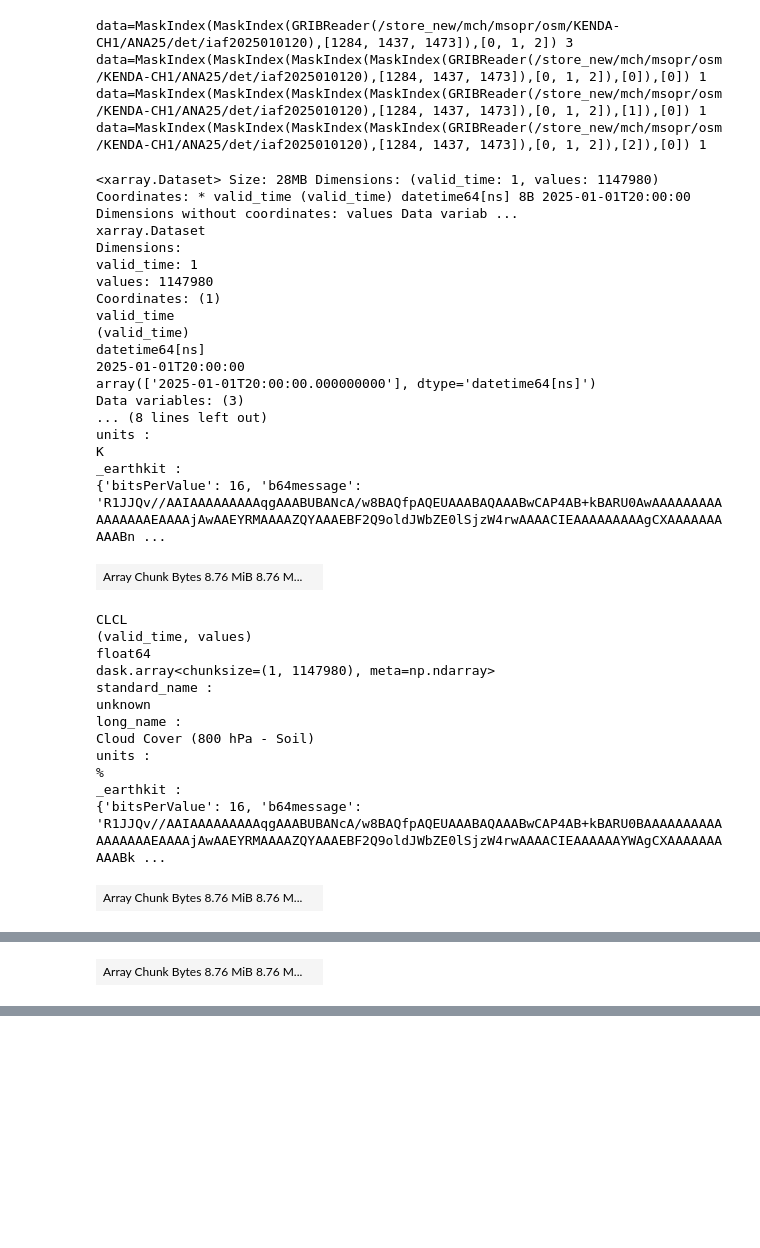
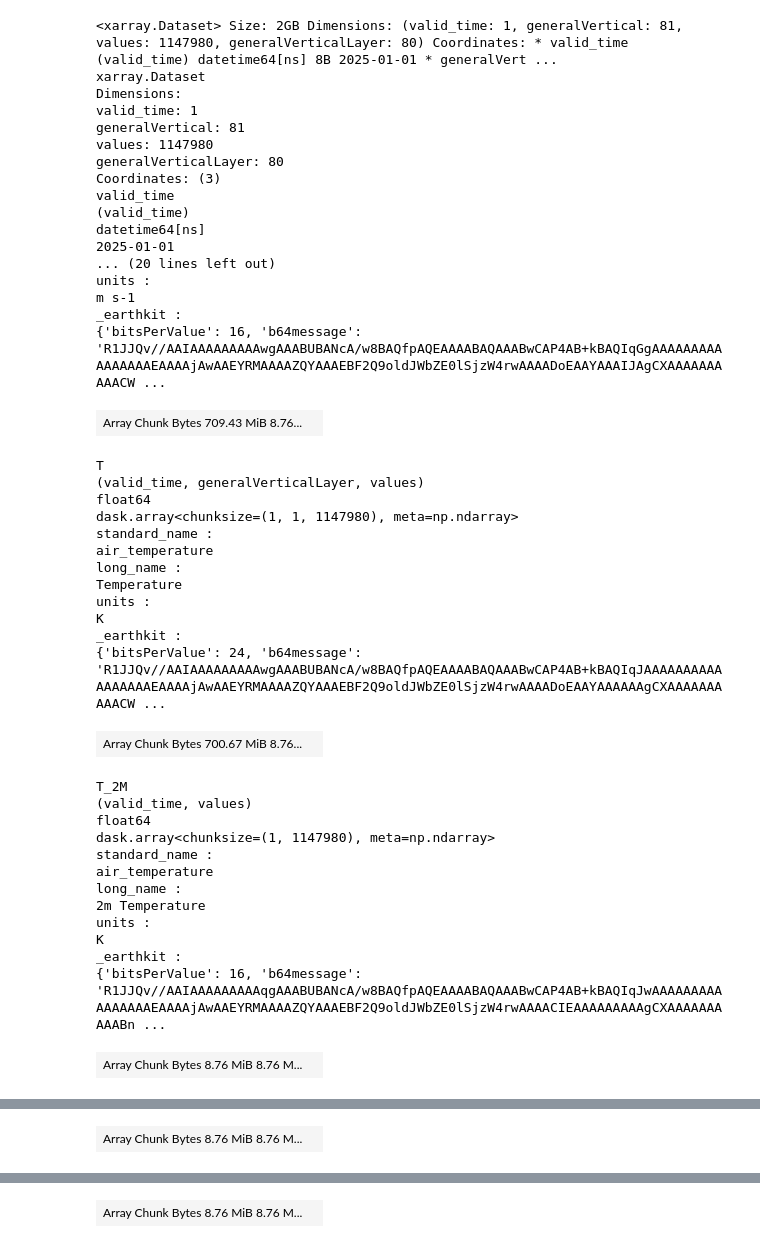
Before and after one commit to MeteoSwiss/icon-ch-vzarr, a Jupyter notebook: examples/virtualize_kendach1.ipynb, the cells around one changed output, grey strips where cells are left out. Drawn from its saved outputs; the diff is of its cells as text; code cells hidden in the pictures; blank space fills up the shorter version.

```diff
--- a/examples/virtualize_kendach1.ipynb
+++ b/examples/virtualize_kendach1.ipynb
@@ -19,9 +24,6 @@ from icon_ch_vzarr.parsers import DEFAULT_PROFILE
 # %%
-# FILTERS = {"shortName": ["T", "T_2M","W","CLCL","TOT_PREC"]}
-FILTERS = {"shortName": ["T_2M","CLCL","TOT_PREC"]}
-
-FILENAME = "/store_new/mch/msopr/osm/KENDA-CH1/ANA25/det/"
-files = sorted(Path(FILENAME).glob("iaf202501012*"))
+DATA_DIR = "/store_new/mch/msopr/osm/KENDA-CH1/ANA25/det/"
+files = sorted(Path(DATA_DIR).glob("iaf20250101*"))
 urls = [f"file://{file}" for file in files]
 
 print(f"Found {len(urls)} files")
@@ -49,44 +36,56 @@ Attributes:
 # %%
 store = LocalStore("/")
 registry = ObjectStoreRegistry({"file://": store})
+
+FILTERS = {"shortName": ["T", "T_2M","W","CLCL","TOT_PREC"]}
 parser = IconChParser(filter_keys=FILTERS)
 
+# TODO: remove print from /users/fzanetta/projects/icon-ch-vzarr/.venv/lib/python3.12/site-packages/earthkit/data/utils/batch.py:91
 manifest_store = parser(urls[0], registry)
 ds = xr.open_zarr(manifest_store, consolidated=False, decode_times=False, zarr_format=3)
 ds
 # %% [output]
-data=MaskIndex(MaskIndex(GRIBReader(/store_new/mch/msopr/osm/KENDA-CH1/ANA25/det/iaf2025010120),[1284, 1437, 1473]),[0, 1, 2]) 3
-data=MaskIndex(MaskIndex(MaskIndex(MaskIndex(GRIBReader(/store_new/mch/msopr/osm/KENDA-CH1/ANA25/det/iaf2025010120),[1284, 1437, 1473]),[0, 1, 2]),[0]),[0]) 1
-data=MaskIndex(MaskIndex(MaskIndex(MaskIndex(GRIBReader(/store_new/mch/msopr/osm/KENDA-CH1/ANA25/det/iaf2025010120),[1284, 1437, 1473]),[0, 1, 2]),[1]),[0]) 1
-data=MaskIndex(MaskIndex(MaskIndex(MaskIndex(GRIBReader(/store_new/mch/msopr/osm/KENDA-CH1/ANA25/det/iaf2025010120),[1284, 1437, 1473]),[0, 1, 2]),[2]),[0]) 1
+<xarray.Dataset> Size: 2GB Dimensions: (valid_time: 1, generalVertical: 81, values: 1147980, generalVerticalLayer: 80) Coordinates: * valid_time (valid_time) datetime64[ns] 8B 2025-01-01 * generalVert ...
+xarray.Dataset
+Dimensions:
+valid_time: 1
+generalVertical: 81
+values: 1147980
+generalVerticalLayer: 80
+Coordinates: (3)
+valid_time
+(valid_time)
+datetime64[ns]
+2025-01-01
+... (20 lines left out)
+units :
+m s-1
+_earthkit :
+{'bitsPerValue': 16, 'b64message': 'R1JJQv//AAIAAAAAAAAAwgAAABUBANcA/w8BAQfpAQEAAAABAQAAABwCAP4AB+kBAQIqGgAAAAAAAAAAAAAAAAEAAAAjAwAAEYRMAAAAZQYAAAEBF2Q9oldJWbZE0lSjzW4rwAAAADoEAAYAAAIJAgCXAAAAAAAAAACW ...
+| Array Chunk Bytes 709.43 MiB 8.76... |  |
-<xarray.Dataset> Size: 28MB Dimensions: (valid_time: 1, values: 1147980) Coordinates: * valid_time (valid_time) datetime64[ns] 8B 2025-01-01T20:00:00 Dimensions without coordinates: values Data variab ...
-xarray.Dataset
-Dimensions:
-valid_time: 1
-values: 1147980
-Coordinates: (1)
-valid_time
-(valid_time)
-datetime64[ns]
-2025-01-01T20:00:00
-array(['2025-01-01T20:00:00.000000000'], dtype='datetime64[ns]')
-Data variables: (3)
-... (8 lines left out)
+T
+(valid_time, generalVerticalLayer, values)
+float64
+dask.array<chunksize=(1, 1, 1147980), meta=np.ndarray>
+standard_name :
+air_temperature
+long_name :
+Temperature
 units :
 K
 _earthkit :
-{'bitsPerValue': 16, 'b64message': 'R1JJQv//AAIAAAAAAAAAqgAAABUBANcA/w8BAQfpAQEUAAABAQAAABwCAP4AB+kBARU0AwAAAAAAAAAAAAAAAAEAAAAjAwAAEYRMAAAAZQYAAAEBF2Q9oldJWbZE0lSjzW4rwAAAACIEAAAAAAAAAgCXAAAAAAAAAABn ...
+{'bitsPerValue': 24, 'b64message': 'R1JJQv//AAIAAAAAAAAAwgAAABUBANcA/w8BAQfpAQEAAAABAQAAABwCAP4AB+kBAQIqJAAAAAAAAAAAAAAAAAEAAAAjAwAAEYRMAAAAZQYAAAEBF2Q9oldJWbZE0lSjzW4rwAAAADoEAAYAAAAAAgCXAAAAAAAAAACW ...
-| Array Chunk Bytes 8.76 MiB 8.76 M... |  |
+| Array Chunk Bytes 700.67 MiB 8.76... |  |
-CLCL
+T_2M
 (valid_time, values)
 float64
 dask.array<chunksize=(1, 1147980), meta=np.ndarray>
 standard_name :
-unknown
+air_temperature
 long_name :
-Cloud Cover (800 hPa - Soil)
+2m Temperature
 units :
-%
+K
 _earthkit :
-{'bitsPerValue': 16, 'b64message': 'R1JJQv//AAIAAAAAAAAAqgAAABUBANcA/w8BAQfpAQEUAAABAQAAABwCAP4AB+kBARU0BAAAAAAAAAAAAAAAAAEAAAAjAwAAEYRMAAAAZQYAAAEBF2Q9oldJWbZE0lSjzW4rwAAAACIEAAAAAAYWAgCXAAAAAAAAAABk ...
+{'bitsPerValue': 16, 'b64message': 'R1JJQv//AAIAAAAAAAAAqgAAABUBANcA/w8BAQfpAQEAAAABAQAAABwCAP4AB+kBAQIqJwAAAAAAAAAAAAAAAAEAAAAjAwAAEYRMAAAAZQYAAAEBF2Q9oldJWbZE0lSjzW4rwAAAACIEAAAAAAAAAgCXAAAAAAAAAABn ...
-| Array Chunk Bytes 8.76 MiB 8.76 M... |  |
+| Array Chunk Bytes 8.76 MiB 8.76 M... |  |
@@ -105 +104 @@ _earthkit :
-| Array Chunk Bytes 8.76 MiB 8.76 M... |  |
+| Array Chunk Bytes 8.76 MiB 8.76 M... |  |
@@ -111,3 +117,4 @@ Attributes: (0)
+| Array Chunk Bytes 8.76 MiB 8.76 M... |  |
 # %%
 from pprint import pprint
 pprint(manifest_store._group.arrays["T_2M"].metadata)
```
Also changed, not shown: parts of 15 cells of this notebook, 2 other files.
